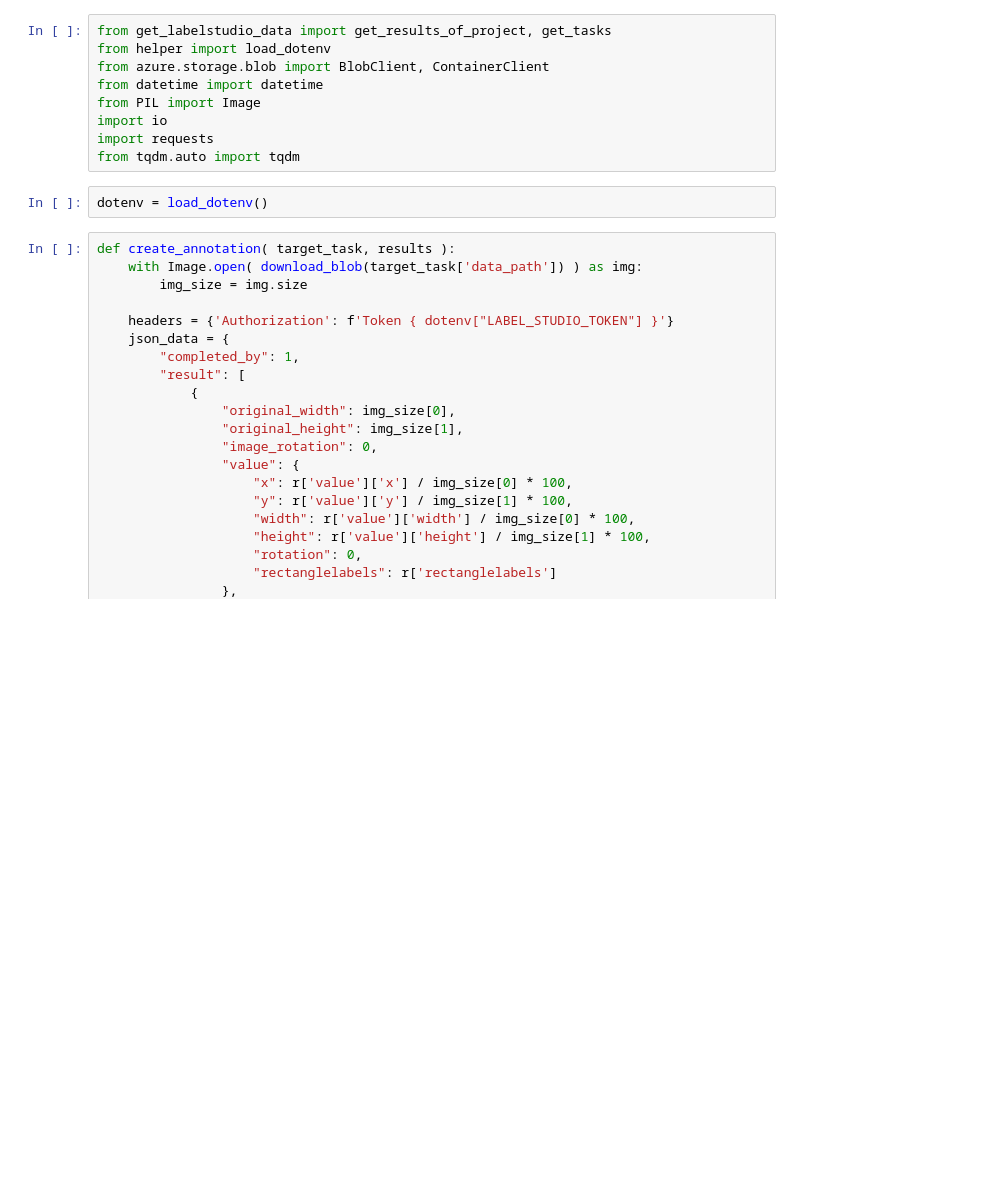
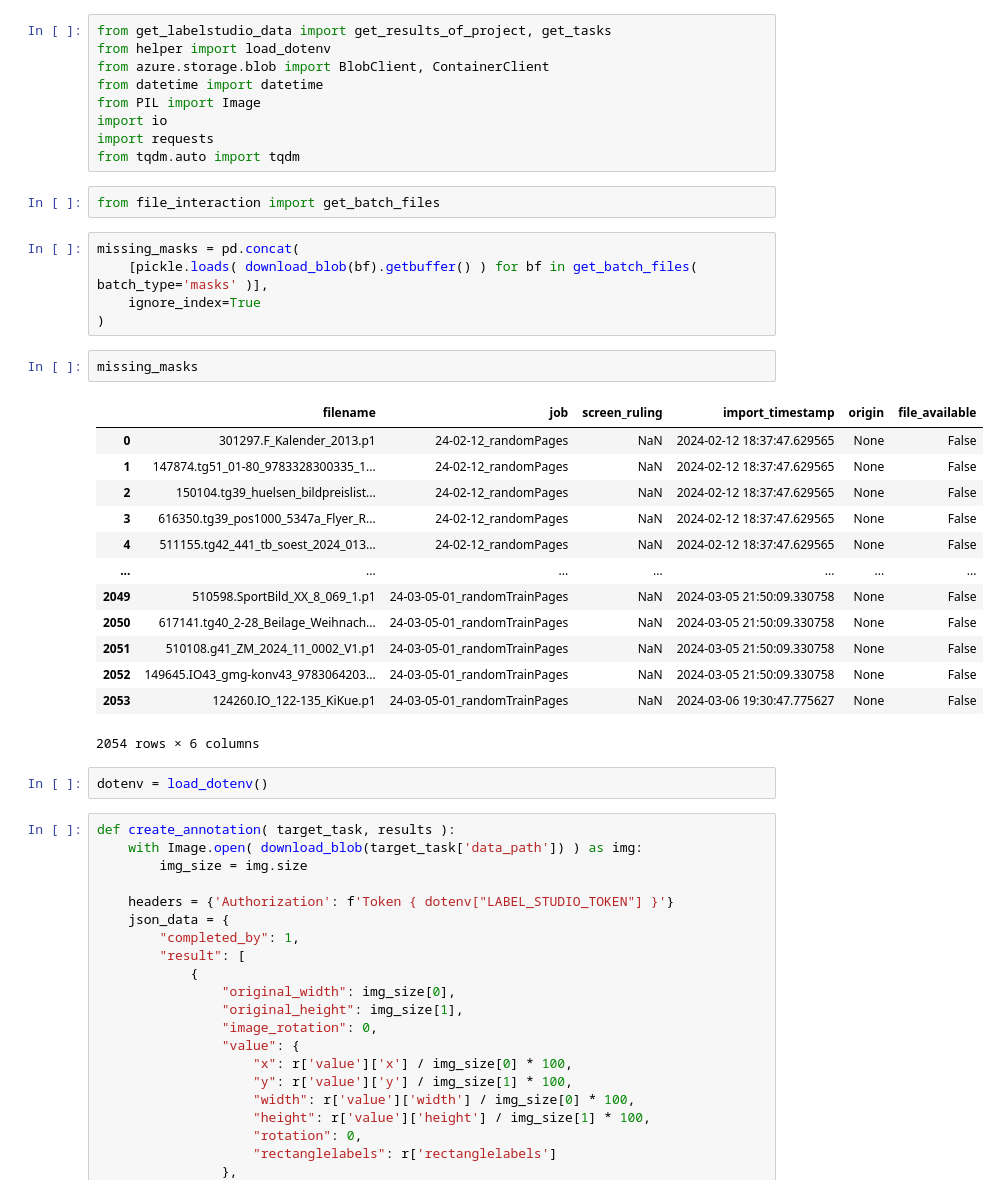
Before and after one commit to FBirwe/master-thesis_moire_detection, a Jupyter notebook: 30_data_tools/Transfer_labels.ipynb, the cells around one changed output. Saved outputs shown, nothing was run; the diff lists cells and outputs as text; blank space fills up the shorter version.

```diff
--- a/30_data_tools/Transfer_labels.ipynb
+++ b/30_data_tools/Transfer_labels.ipynb
@@ -7,6 +7,29 @@ from PIL import Image
 import io
 import requests
 from tqdm.auto import tqdm
+# %%
+from file_interaction import get_batch_files
+# %%
+missing_masks = pd.concat(
+    [pickle.loads( download_blob(bf).getbuffer() ) for bf in get_batch_files( batch_type='masks' )],
+    ignore_index=True
+)
+# %%
+missing_masks
+# %% [output]
+|  | filename | job | screen_ruling | import_timestamp | origin | file_available |
+| 0 | 301297.F_Kalender_2013.p1 | 24-02-12_randomPages | NaN | 2024-02-12 18:37:47.629565 | None | False |
+| 1 | 147874.tg51_01-80_9783328300335_1... | 24-02-12_randomPages | NaN | 2024-02-12 18:37:47.629565 | None | False |
+| 2 | 150104.tg39_huelsen_bildpreislist... | 24-02-12_randomPages | NaN | 2024-02-12 18:37:47.629565 | None | False |
+| 3 | 616350.tg39_pos1000_5347a_Flyer_R... | 24-02-12_randomPages | NaN | 2024-02-12 18:37:47.629565 | None | False |
+| 4 | 511155.tg42_441_tb_soest_2024_013... | 24-02-12_randomPages | NaN | 2024-02-12 18:37:47.629565 | None | False |
+| ... | ... | ... | ... | ... | ... | ... |
+| 2049 | 510598.SportBild_XX_8_069_1.p1 | 24-03-05-01_randomTrainPages | NaN | 2024-03-05 21:50:09.330758 | None | False |
+| 2050 | 617141.tg40_2-28_Beilage_Weihnach... | 24-03-05-01_randomTrainPages | NaN | 2024-03-05 21:50:09.330758 | None | False |
+| 2051 | 510108.g41_ZM_2024_11_0002_V1.p1 | 24-03-05-01_randomTrainPages | NaN | 2024-03-05 21:50:09.330758 | None | False |
+| 2052 | 149645.IO43_gmg-konv43_9783064203... | 24-03-05-01_randomTrainPages | NaN | 2024-03-05 21:50:09.330758 | None | False |
+| 2053 | 124260.IO_122-135_KiKue.p1 | 24-03-05-01_randomTrainPages | NaN | 2024-03-06 19:30:47.775627 | None | False |
+2054 rows × 6 columns
 # %%
 dotenv = load_dotenv()
 # %%
```
Also changed, not shown: 33 other files.
